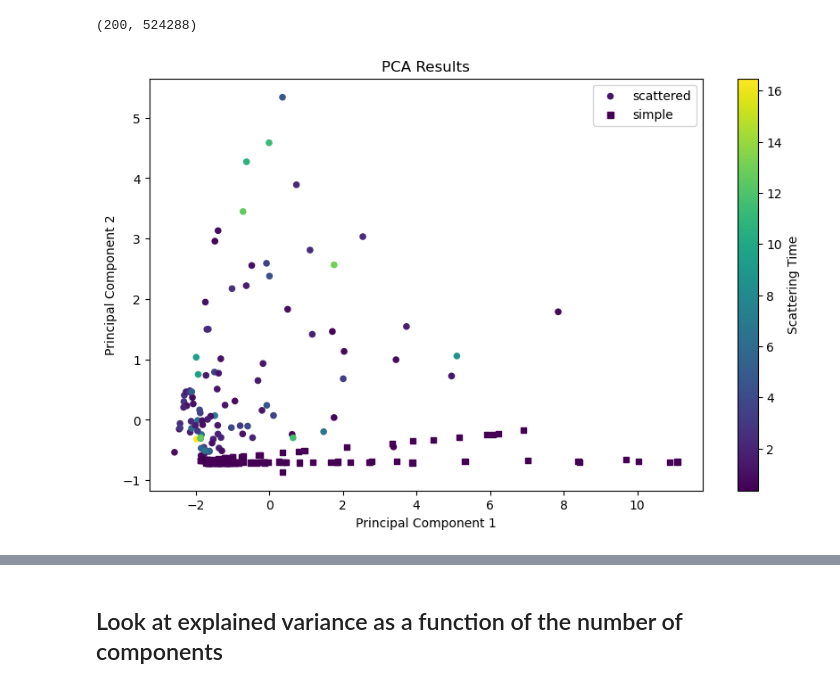
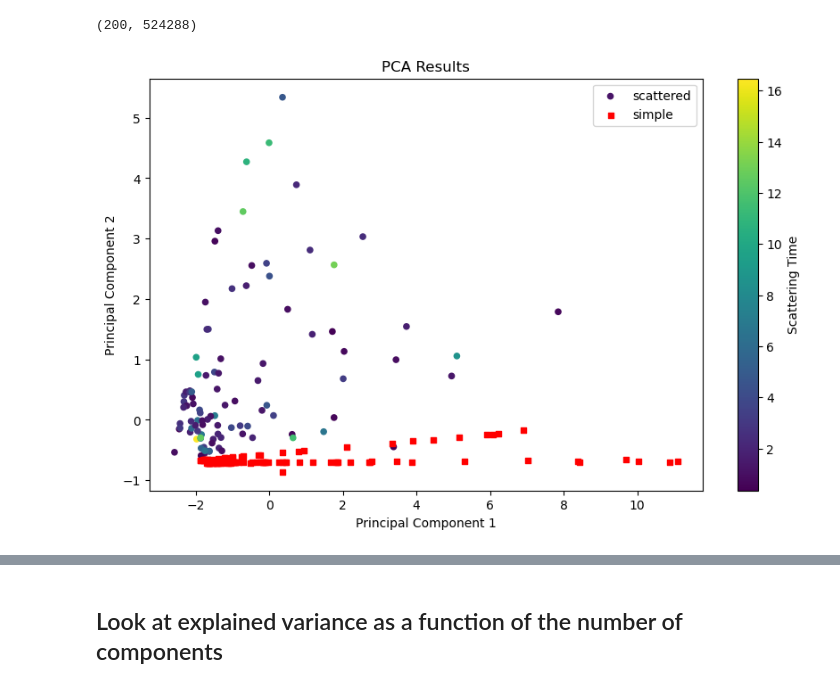
Before and after one commit to SRON-API-DataMagic/Rep_Learn_FRB, a Jupyter notebook: PCA.ipynb, the cells around one changed output, grey strips where cells are left out. Cells and saved outputs as stored; diff of their text form; code cells hidden in the pictures.

```diff
--- a/PCA.ipynb
+++ b/PCA.ipynb
@@ -59,29 +59,29 @@ scattering_times_scattered = data_info_scattered['tau'].to_numpy()[0:100]
 # %%
 # Set the figure size
 plt.figure(figsize=(10, 6))
 
 # Create a scatter plot where points are colored by scattering times
 scatter =plt.scatter(pca1[:, 0], pca1[:, 1], c=scattering_times_scattered, cmap='viridis', label='scattered', marker='o', s=20)
-plt.scatter(pca2[:, 0], pca2[:, 1], c=scattering_times_simple, cmap='viridis', label='simple', marker='s', s=20)
+plt.scatter(pca2[:, 0], pca2[:, 1], c='r', label='simple', marker='s', s=20)
 
 # Set axis labels
 plt.xlabel('Principal Component 1')
 plt.ylabel('Principal Component 2')
 
 # Set a title for the plot
 plt.title('PCA Results')
 
 # Add a color bar
 cbar = plt.colorbar(scatter)
 cbar.set_label('Scattering Time')
 
 # Display a legend to differentiate the two datasets
 plt.legend()
 
 # Show the plot
 plt.show()
 # %% [output]
-[figure, old version]
+[figure, new version]
 # %%
 # Apply PCA to the combined data
 n_components = 3  # You can adjust the number of components as needed
```
Also changed, not shown: parts of 3 cells of this notebook.
